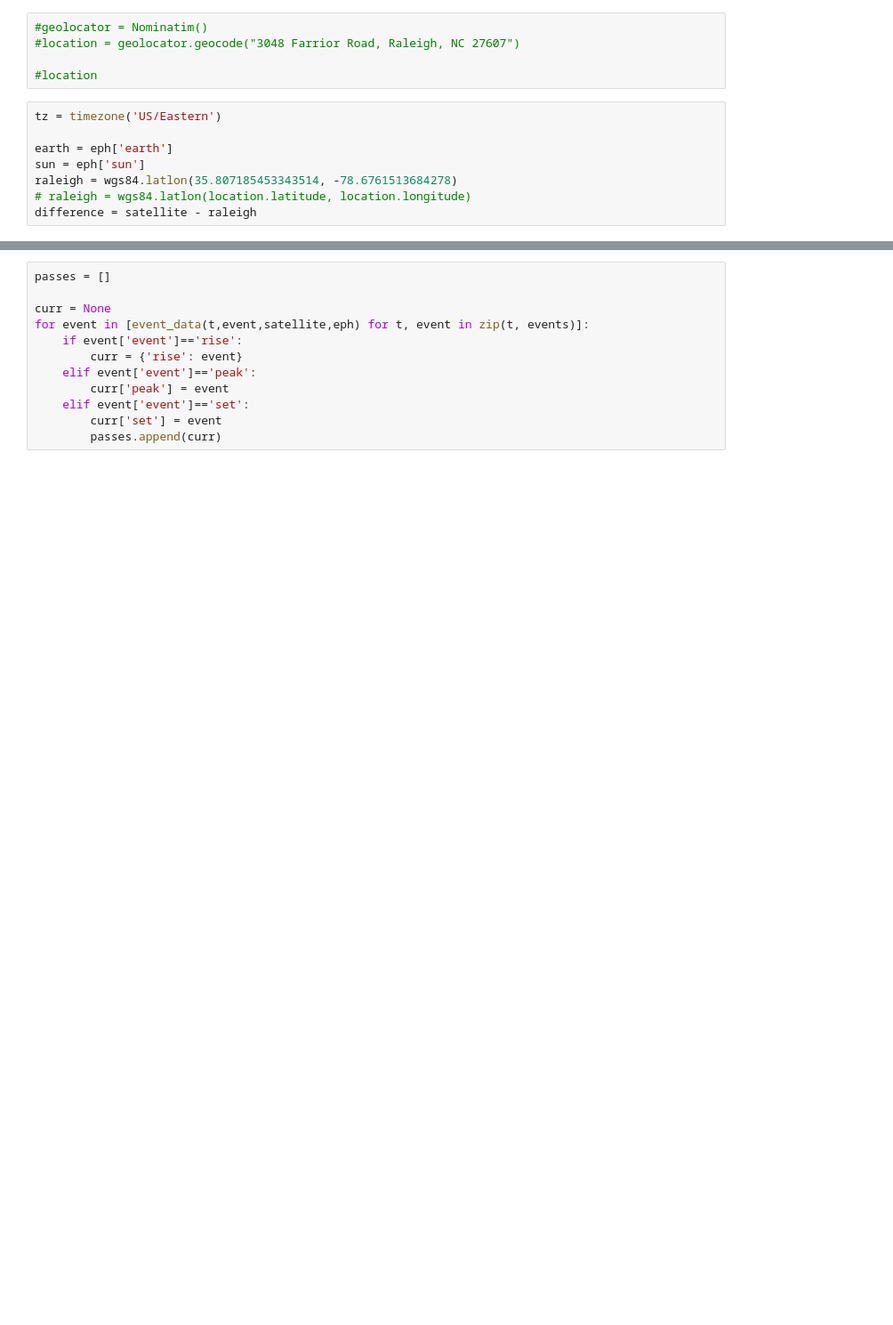
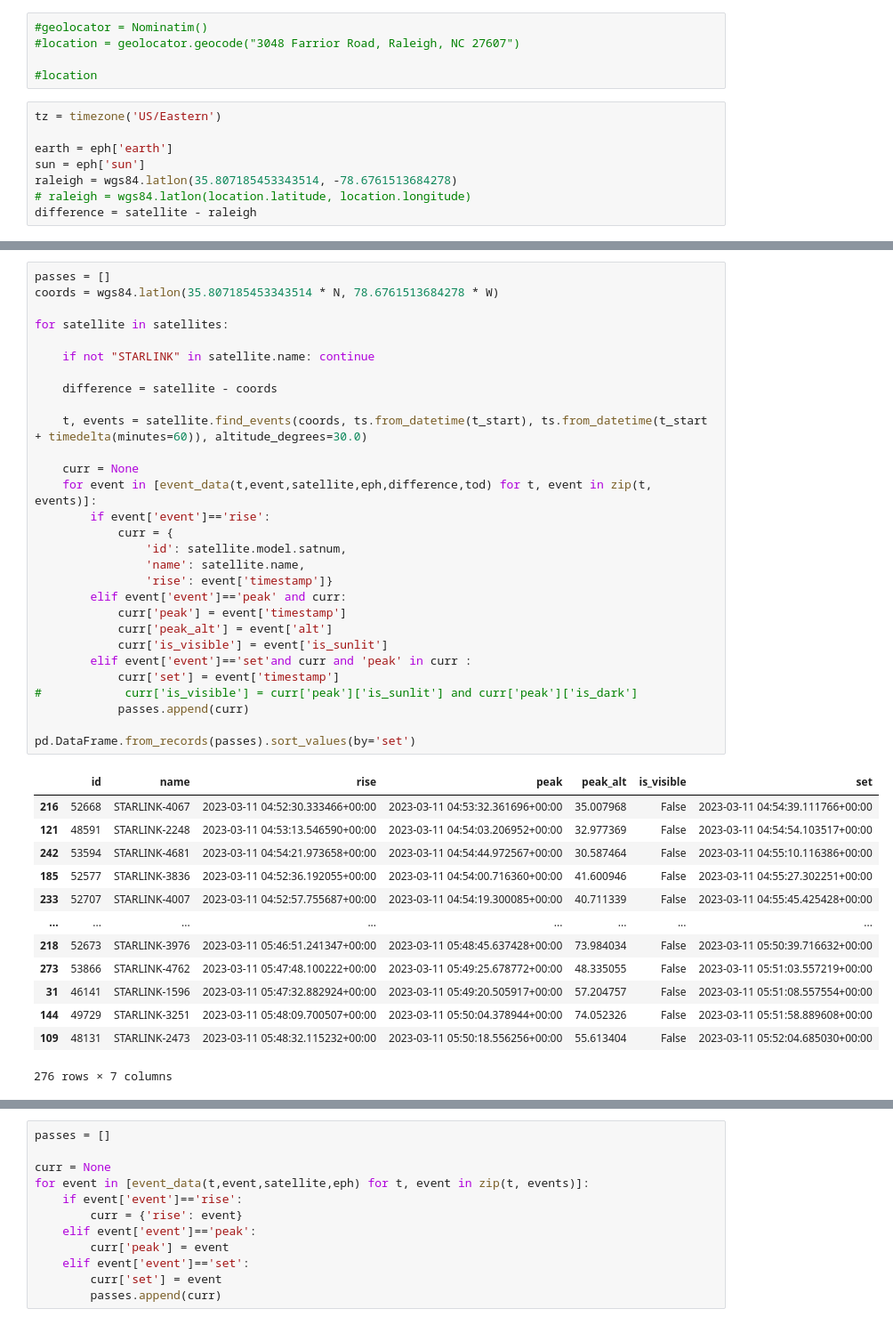
Before and after one commit to stewi2/skytrack, a Jupyter notebook: notebooks/ephem.ipynb, the cells around one changed output, grey strips where cells are left out. Shown: that part at 89% size. Cells and saved outputs as stored; diff of their text form; blank space fills up the shorter version.

```diff
--- a/notebooks/ephem.ipynb
+++ b/notebooks/ephem.ipynb
@@ -112,0 +306,43 @@ data
+# %%
+passes = []
+coords = wgs84.latlon(35.807185453343514 * N, 78.6761513684278 * W)
+
+for satellite in satellites:
+
+    if not "STARLINK" in satellite.name: continue
+
+    difference = satellite - coords
+
+    t, events = satellite.find_events(coords, ts.from_datetime(t_start), ts.from_datetime(t_start + timedelta(minutes=60)), altitude_degrees=30.0)
+
+    curr = None
+    for event in [event_data(t,event,satellite,eph,difference,tod) for t, event in zip(t, events)]:
+        if event['event']=='rise':
+            curr = {
+                'id': satellite.model.satnum,
+                'name': satellite.name,
+                'rise': event['timestamp']}
+        elif event['event']=='peak' and curr:
+            curr['peak'] = event['timestamp']
+            curr['peak_alt'] = event['alt']
+            curr['is_visible'] = event['is_sunlit']
+        elif event['event']=='set'and curr and 'peak' in curr :
+            curr['set'] = event['timestamp']
+#            curr['is_visible'] = curr['peak']['is_sunlit'] and curr['peak']['is_dark']
+            passes.append(curr)
+
+pd.DataFrame.from_records(passes).sort_values(by='set')
+# %% [output]
+|  | id | name | rise | peak | peak_alt | is_visible | set |
+| 216 | 52668 | STARLINK-4067 | 2023-03-11 04:52:30.333466+00:00 | 2023-03-11 04:53:32.361696+00:00 | 35.007968 | False | 2023-03-11 04:54:39.111766+00:00 |
+| 121 | 48591 | STARLINK-2248 | 2023-03-11 04:53:13.546590+00:00 | 2023-03-11 04:54:03.206952+00:00 | 32.977369 | False | 2023-03-11 04:54:54.103517+00:00 |
+| 242 | 53594 | STARLINK-4681 | 2023-03-11 04:54:21.973658+00:00 | 2023-03-11 04:54:44.972567+00:00 | 30.587464 | False | 2023-03-11 04:55:10.116386+00:00 |
+| 185 | 52577 | STARLINK-3836 | 2023-03-11 04:52:36.192055+00:00 | 2023-03-11 04:54:00.716360+00:00 | 41.600946 | False | 2023-03-11 04:55:27.302251+00:00 |
+| 233 | 52707 | STARLINK-4007 | 2023-03-11 04:52:57.755687+00:00 | 2023-03-11 04:54:19.300085+00:00 | 40.711339 | False | 2023-03-11 04:55:45.425428+00:00 |
+| ... | ... | ... | ... | ... | ... | ... | ... |
+| 218 | 52673 | STARLINK-3976 | 2023-03-11 05:46:51.241347+00:00 | 2023-03-11 05:48:45.637428+00:00 | 73.984034 | False | 2023-03-11 05:50:39.716632+00:00 |
+| 273 | 53866 | STARLINK-4762 | 2023-03-11 05:47:48.100222+00:00 | 2023-03-11 05:49:25.678772+00:00 | 48.335055 | False | 2023-03-11 05:51:03.557219+00:00 |
+| 31 | 46141 | STARLINK-1596 | 2023-03-11 05:47:32.882924+00:00 | 2023-03-11 05:49:20.505917+00:00 | 57.204757 | False | 2023-03-11 05:51:08.557554+00:00 |
+| 144 | 49729 | STARLINK-3251 | 2023-03-11 05:48:09.700507+00:00 | 2023-03-11 05:50:04.378944+00:00 | 74.052326 | False | 2023-03-11 05:51:58.889608+00:00 |
+| 109 | 48131 | STARLINK-2473 | 2023-03-11 05:48:32.115232+00:00 | 2023-03-11 05:50:18.556256+00:00 | 55.613404 | False | 2023-03-11 05:52:04.685030+00:00 |
+276 rows × 7 columns
```
Also changed, not shown: parts of 18 cells of this notebook, 13 other files.
